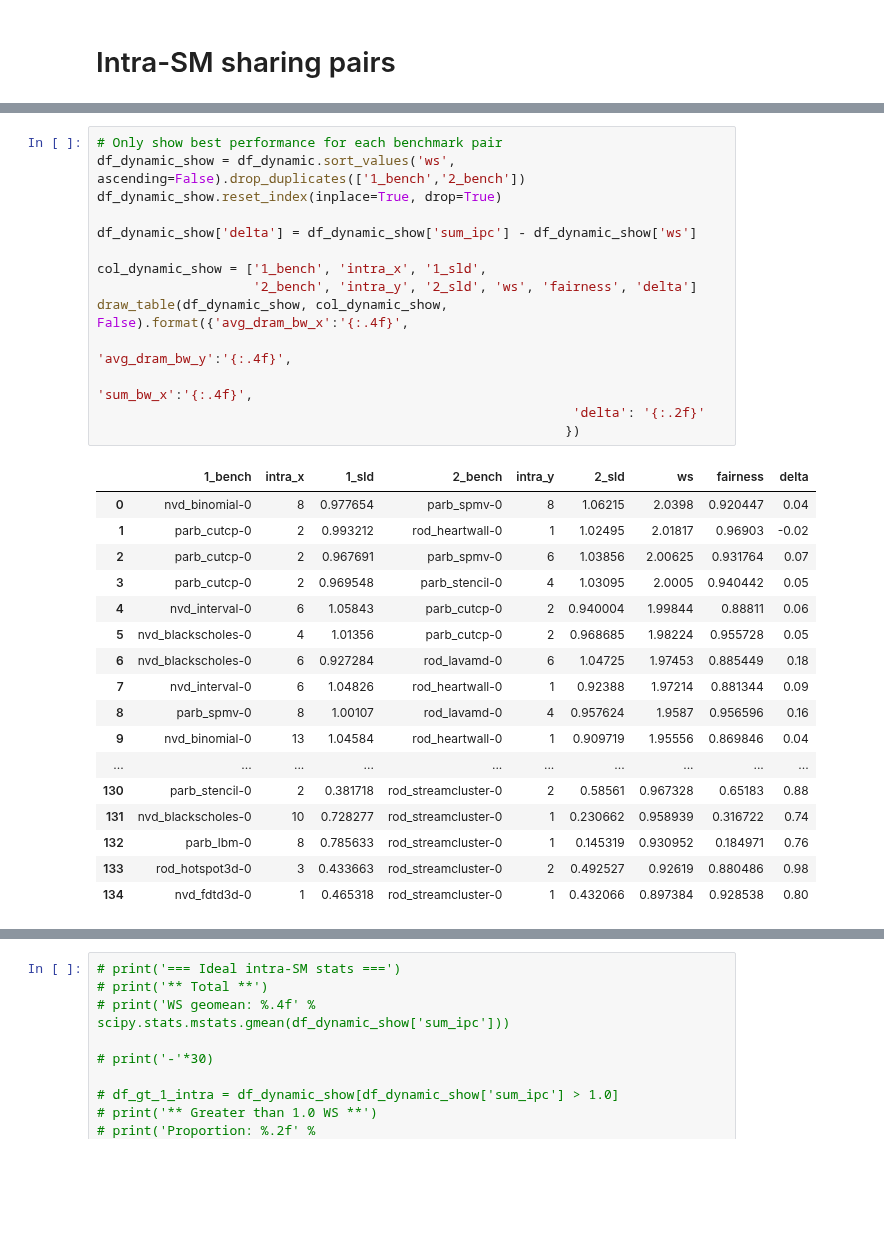
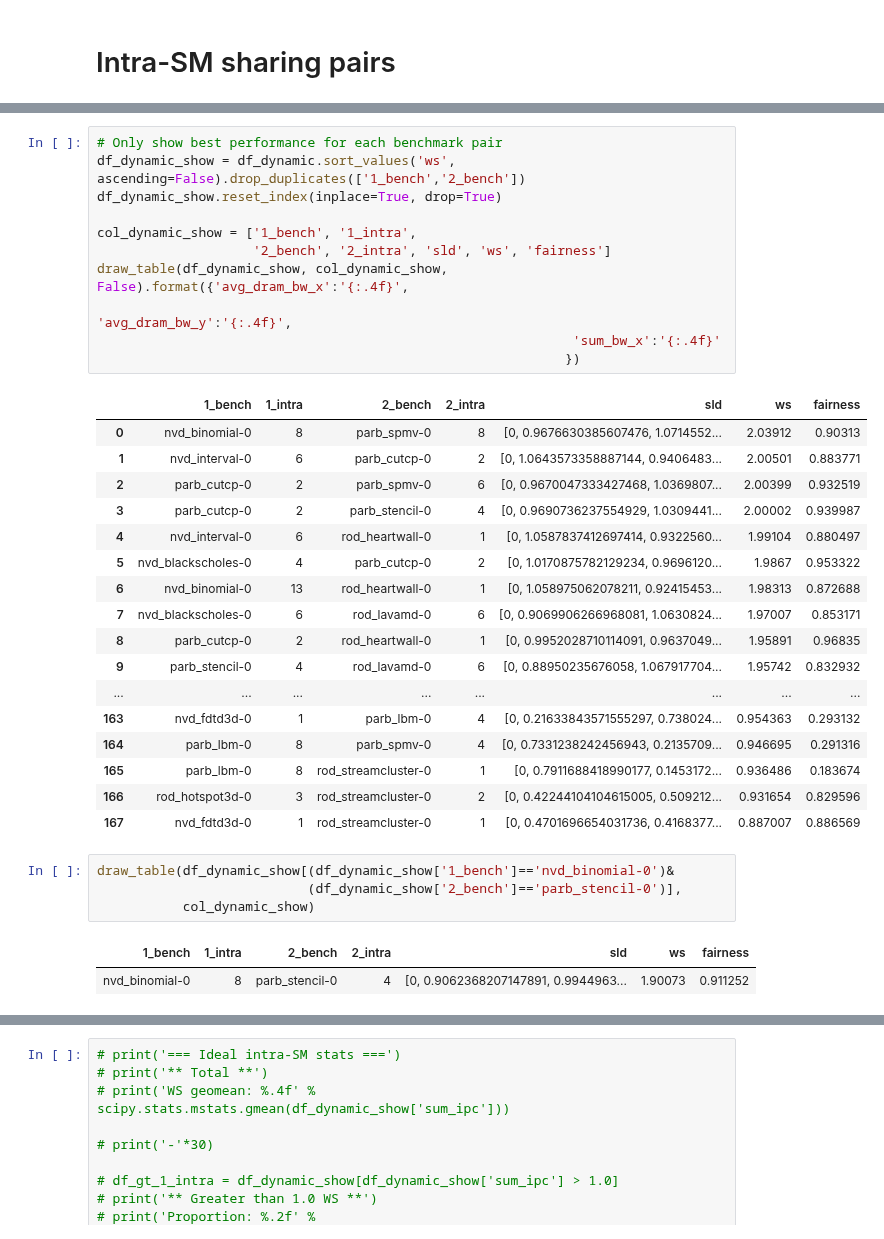
Before and after one commit to UofT-EcoSystem/GPU-Virtualization-Benchmarks, a Jupyter notebook: util/data/notebooks/View_Compare_Sharing.ipynb, the cells around one changed output, grey strips where cells are left out. Drawn from its saved outputs; the diff is of its cells as text; blank space fills up the shorter version.

```diff
--- a/util/data/notebooks/View_Compare_Sharing.ipynb
+++ b/util/data/notebooks/View_Compare_Sharing.ipynb
@@ -168,35 +177,39 @@ df_dynamic.reset_index(inplace=True, drop=True)
 # %%
 # Only show best performance for each benchmark pair
 df_dynamic_show = df_dynamic.sort_values('ws', ascending=False).drop_duplicates(['1_bench','2_bench'])
 df_dynamic_show.reset_index(inplace=True, drop=True)
 
-df_dynamic_show['delta'] = df_dynamic_show['sum_ipc'] - df_dynamic_show['ws']
-
-col_dynamic_show = ['1_bench', 'intra_x', '1_sld',
-                    '2_bench', 'intra_y', '2_sld', 'ws', 'fairness', 'delta']
+col_dynamic_show = ['1_bench', '1_intra',
+                    '2_bench', '2_intra', 'sld', 'ws', 'fairness']
 draw_table(df_dynamic_show, col_dynamic_show, False).format({'avg_dram_bw_x':'{:.4f}',
                                                              'avg_dram_bw_y':'{:.4f}',
-                                                             'sum_bw_x':'{:.4f}',
-                                                             'delta': '{:.2f}'
+                                                             'sum_bw_x':'{:.4f}'
                                                             })
 # %% [output]
-|  | 1_bench | intra_x | 1_sld | 2_bench | intra_y | 2_sld | ws | fairness | delta |
-| 0 | nvd_binomial-0 | 8 | 0.977654 | parb_spmv-0 | 8 | 1.06215 | 2.0398 | 0.920447 | 0.04 |
-| 1 | parb_cutcp-0 | 2 | 0.993212 | rod_heartwall-0 | 1 | 1.02495 | 2.01817 | 0.96903 | -0.02 |
-| 2 | parb_cutcp-0 | 2 | 0.967691 | parb_spmv-0 | 6 | 1.03856 | 2.00625 | 0.931764 | 0.07 |
-| 3 | parb_cutcp-0 | 2 | 0.969548 | parb_stencil-0 | 4 | 1.03095 | 2.0005 | 0.940442 | 0.05 |
-| 4 | nvd_interval-0 | 6 | 1.05843 | parb_cutcp-0 | 2 | 0.940004 | 1.99844 | 0.88811 | 0.06 |
-| 5 | nvd_blackscholes-0 | 4 | 1.01356 | parb_cutcp-0 | 2 | 0.968685 | 1.98224 | 0.955728 | 0.05 |
-| 6 | nvd_blackscholes-0 | 6 | 0.927284 | rod_lavamd-0 | 6 | 1.04725 | 1.97453 | 0.885449 | 0.18 |
-| 7 | nvd_interval-0 | 6 | 1.04826 | rod_heartwall-0 | 1 | 0.92388 | 1.97214 | 0.881344 | 0.09 |
-| 8 | parb_spmv-0 | 8 | 1.00107 | rod_lavamd-0 | 4 | 0.957624 | 1.9587 | 0.956596 | 0.16 |
-| 9 | nvd_binomial-0 | 13 | 1.04584 | rod_heartwall-0 | 1 | 0.909719 | 1.95556 | 0.869846 | 0.04 |
-| ... | ... | ... | ... | ... | ... | ... | ... | ... | ... |
-| 130 | parb_stencil-0 | 2 | 0.381718 | rod_streamcluster-0 | 2 | 0.58561 | 0.967328 | 0.65183 | 0.88 |
-| 131 | nvd_blackscholes-0 | 10 | 0.728277 | rod_streamcluster-0 | 1 | 0.230662 | 0.958939 | 0.316722 | 0.74 |
-| 132 | parb_lbm-0 | 8 | 0.785633 | rod_streamcluster-0 | 1 | 0.145319 | 0.930952 | 0.184971 | 0.76 |
-| 133 | rod_hotspot3d-0 | 3 | 0.433663 | rod_streamcluster-0 | 2 | 0.492527 | 0.92619 | 0.880486 | 0.98 |
-| 134 | nvd_fdtd3d-0 | 1 | 0.465318 | rod_streamcluster-0 | 1 | 0.432066 | 0.897384 | 0.928538 | 0.80 |
+|  | 1_bench | 1_intra | 2_bench | 2_intra | sld | ws | fairness |
+| 0 | nvd_binomial-0 | 8 | parb_spmv-0 | 8 | [0, 0.9676630385607476, 1.0714552... | 2.03912 | 0.90313 |
+| 1 | nvd_interval-0 | 6 | parb_cutcp-0 | 2 | [0, 1.0643573358887144, 0.9406483... | 2.00501 | 0.883771 |
+| 2 | parb_cutcp-0 | 2 | parb_spmv-0 | 6 | [0, 0.9670047333427468, 1.0369807... | 2.00399 | 0.932519 |
+| 3 | parb_cutcp-0 | 2 | parb_stencil-0 | 4 | [0, 0.9690736237554929, 1.0309441... | 2.00002 | 0.939987 |
+| 4 | nvd_interval-0 | 6 | rod_heartwall-0 | 1 | [0, 1.0587837412697414, 0.9322560... | 1.99104 | 0.880497 |
+| 5 | nvd_blackscholes-0 | 4 | parb_cutcp-0 | 2 | [0, 1.0170875782129234, 0.9696120... | 1.9867 | 0.953322 |
+| 6 | nvd_binomial-0 | 13 | rod_heartwall-0 | 1 | [0, 1.058975062078211, 0.92415453... | 1.98313 | 0.872688 |
+| 7 | nvd_blackscholes-0 | 6 | rod_lavamd-0 | 6 | [0, 0.9069906266968081, 1.0630824... | 1.97007 | 0.853171 |
+| 8 | parb_cutcp-0 | 2 | rod_heartwall-0 | 1 | [0, 0.9952028710114091, 0.9637049... | 1.95891 | 0.96835 |
+| 9 | parb_stencil-0 | 4 | rod_lavamd-0 | 6 | [0, 0.88950235676058, 1.067917704... | 1.95742 | 0.832932 |
+| ... | ... | ... | ... | ... | ... | ... | ... |
+| 163 | nvd_fdtd3d-0 | 1 | parb_lbm-0 | 4 | [0, 0.21633843571555297, 0.738024... | 0.954363 | 0.293132 |
+| 164 | parb_lbm-0 | 8 | parb_spmv-0 | 4 | [0, 0.7331238242456943, 0.2135709... | 0.946695 | 0.291316 |
+| 165 | parb_lbm-0 | 8 | rod_streamcluster-0 | 1 | [0, 0.7911688418990177, 0.1453172... | 0.936486 | 0.183674 |
+| 166 | rod_hotspot3d-0 | 3 | rod_streamcluster-0 | 2 | [0, 0.42244104104615005, 0.509212... | 0.931654 | 0.829596 |
+| 167 | nvd_fdtd3d-0 | 1 | rod_streamcluster-0 | 1 | [0, 0.4701696654031736, 0.4168377... | 0.887007 | 0.886569 |
+# %%
+draw_table(df_dynamic_show[(df_dynamic_show['1_bench']=='nvd_binomial-0')&
+                           (df_dynamic_show['2_bench']=='parb_stencil-0')],
+           col_dynamic_show)
+# %% [output]
+| 1_bench | 1_intra | 2_bench | 2_intra | sld | ws | fairness |
+| nvd_binomial-0 | 8 | parb_stencil-0 | 4 | [0, 0.9062368207147891, 0.9944963... | 1.90073 | 0.911252 |
 # %%
 print('=== intra-SM stats ===')
 print('** Total **')
```
Also changed, not shown: parts of 11 cells of this notebook, 13 other files.
